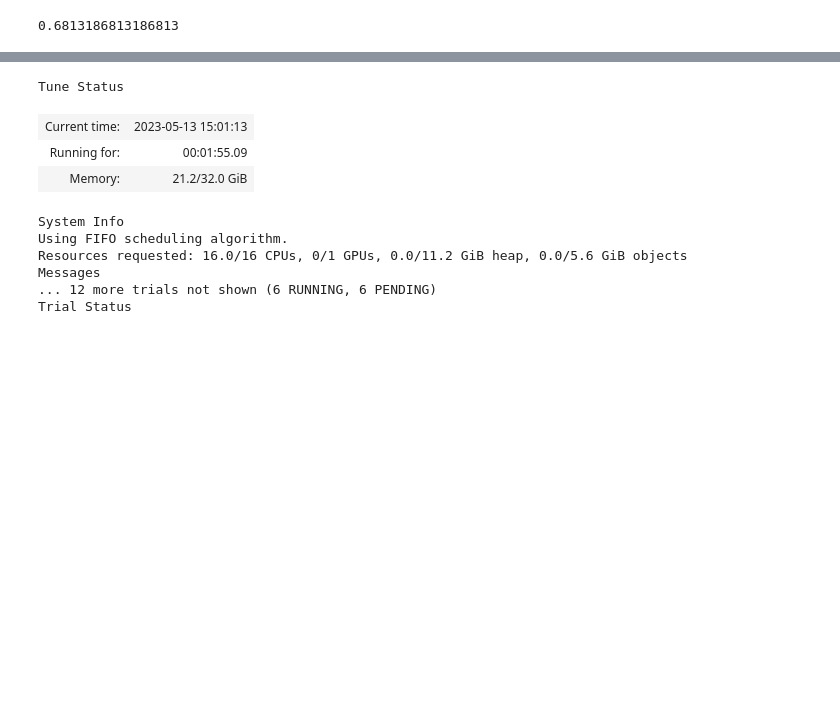
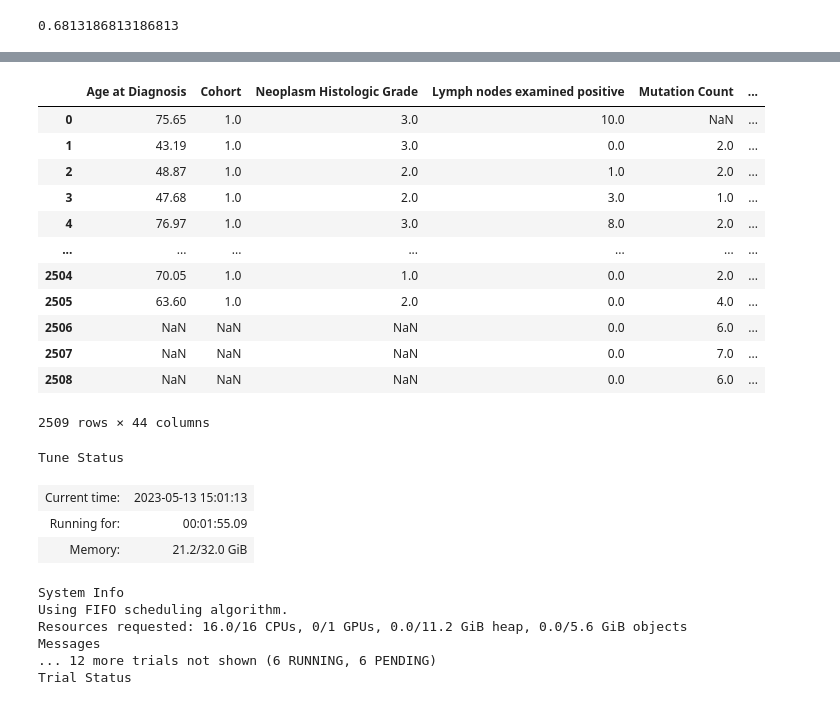
Before and after one commit to SzymonOzog/Deep-Learning-In-Survival-Analysis, a Jupyter notebook: ModelEvaluation.ipynb, the cells around one changed output, grey strips where cells are left out. Drawn from its saved outputs; the diff is of its cells as text; code cells hidden in the pictures; blank space fills up the shorter version.

```diff
--- a/ModelEvaluation.ipynb
+++ b/ModelEvaluation.ipynb
@@ -294,7 +294,7 @@ def train_hit(config):
 
         hit_model = DeepHitModel(df_train.copy(), events_col=event_col, time_col=duration_col, time_bins=TIME_BINS, interpolation_steps=config["interpolation_steps"]
                                  , layers = [config["layer_size"]] * config["num_layers"], dropout=config["dropout"], residual=True, batch_size=config["batch_size"])
-        hit_model.fit(epochs=90, train_index=train_index, valid_index=test_index, lr=config["lr"], verbose=False, track_history=False, weight_decay=config["weight_decay"])
+        hit_model.fit(epochs=150, train_index=train_index, valid_index=test_index, lr=config["lr"], verbose=False, track_history=False, weight_decay=config["weight_decay"])
         oof_preds_hit[test_index] = hit_model.predict(test_index)
 
 
@@ -305,23 +305,26 @@ def train_hit(config):
     tune.report(loss = hit_oof_loss, c_index=hit_oof)
 
 def train_surv(config):
+
+    df, event_col, duration_col  = df_func(missing_values_strategy=config["missing_values_strategy"])
+    df_train, df_test = utils.split_dataset(df)
+
     oof_preds_surv = np.zeros((df_train.shape[0], 1))
-
     for i, (train_index, test_index) in enumerate(kf.split(df_train)):
         model = SurvModel(df_train.copy(), events_col=event_col, time_col=duration_col, layers = [config["layer_size"]] * config["num_layers"], dropout=config["dropout"],
                             residual=True, batch_size=config["batch_size"])
-        model.fit(epochs=90, train_index=train_index, valid_index=test_index, lr=config["lr"], verbose=False, track_history=False, weight_decay=config["weight_decay"])
+        model.fit(epochs=150, train_index=train_index, valid_index=test_index, lr=config["lr"], verbose=False, track_history=False, weight_decay=config["weight_decay"])
 
         oof_preds_surv[test_index] = model.predict(test_index)
 
-    surv_oof = model.concordance_index(oof_preds_surv, (torch.tensor(model.x), torch.tensor(model.events), torch.tensor(model.time)))
-    surv_oof_loss = losses.negative_likelihood_loss(oof_preds_surv, torch.tensor(model.events, dtype=torch.float)).detach().numpy()
+    surv_oof = model.concordance_index(torch.tensor(oof_preds_surv), (torch.tensor(model.x), torch.tensor(model.events), torch.tensor(model.time)))
+    surv_oof_loss = losses.negative_likelihood_loss(torch.tensor(oof_preds_surv), torch.tensor(model.events, dtype=torch.float)).detach().numpy()
     del model, oof_preds_surv
     gc.collect()
     tune.report(loss = surv_oof_loss, c_index=surv_oof)
 
 hit_config = {
-    "lr": tune.loguniform(1e-4, 1e-1),
+    "lr": tune.uniform(1e-4, 1e-1),
     "dropout": tune.uniform(0.1, 0.5),
     "layer_size": tune.choice([16, 32, 64, 128]),
     "num_layers": tune.choice([ 4, 5, 6, 7, 8, 9, 10]),
@@ -333,7 +336,7 @@ hit_config = {
 }
 
 surv_config = {
-    "lr": tune.loguniform(1e-4, 1e-1),
+    "lr": tune.uniform(1e-4, 1e-1),
     "dropout": tune.uniform(0.1, 0.5),
     "layer_size": tune.choice([16, 32, 64, 128]),
     "num_layers": tune.choice([ 4, 5, 6, 7, 8, 9, 10]),
@@ -392,0 +434,6 @@ Result(metrics={'loss': array(1.47317898), 'c_index': 0.7845945200040334, 'done'
+# %%
+df, event_col, duration_col  = df_func(missing_values_strategy=hit_config["missing_values_strategy"])
+df_train, df_test = utils.split_dataset(df)
+#get test index of df_test from df
+test_index = df.index[df.isin(df_test).all(1)]
+test_index
@@ -393,3 +467,19 @@ Result(metrics={'loss': array(1.47317898), 'c_index': 0.7845945200040334, 'done'
+# %%
+df
+# %% [output]
+|  | Age at Diagnosis | Cohort | Neoplasm Histologic Grade | Lymph nodes examined positive | Mutation Count | ... |
+| 0 | 75.65 | 1.0 | 3.0 | 10.0 | NaN | ... |
+| 1 | 43.19 | 1.0 | 3.0 | 0.0 | 2.0 | ... |
+| 2 | 48.87 | 1.0 | 2.0 | 1.0 | 2.0 | ... |
+| 3 | 47.68 | 1.0 | 2.0 | 3.0 | 1.0 | ... |
+| 4 | 76.97 | 1.0 | 3.0 | 8.0 | 2.0 | ... |
+| ... | ... | ... | ... | ... | ... | ... |
+| 2504 | 70.05 | 1.0 | 1.0 | 0.0 | 2.0 | ... |
+| 2505 | 63.60 | 1.0 | 2.0 | 0.0 | 4.0 | ... |
+| 2506 | NaN | NaN | NaN | 0.0 | 6.0 | ... |
+| 2507 | NaN | NaN | NaN | 0.0 | 7.0 | ... |
+| 2508 | NaN | NaN | NaN | 0.0 | 6.0 | ... |
+2509 rows × 44 columns
 # %%
 analysis_surv = tune.run(
     train_surv,
```
Also changed, not shown: parts of 8 cells of this notebook.
